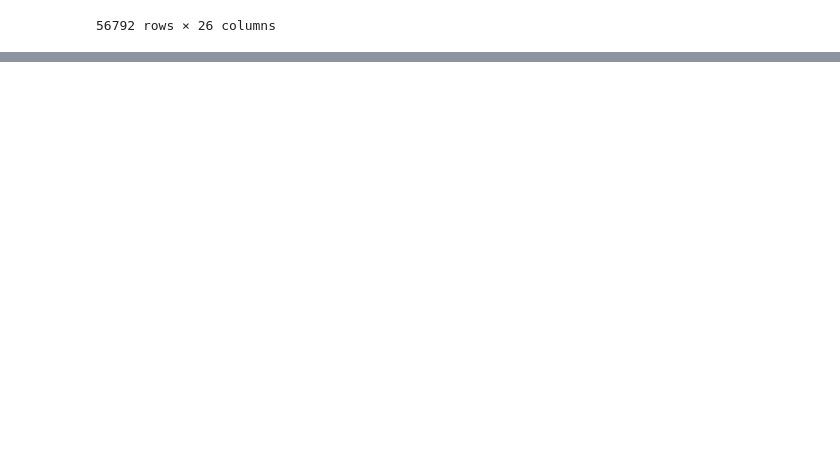
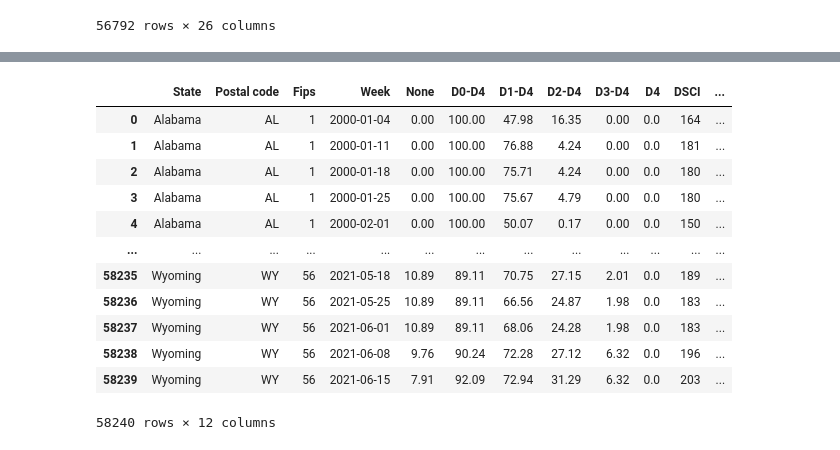
Before and after one commit to AmitMizrahi123/PredictDroughts, a Jupyter notebook: EDA/heatmap_animation.ipynb, the cells around one changed output, grey strips where cells are left out. Saved outputs shown, nothing was run; the diff lists cells and outputs as text; code cells hidden in the pictures; blank space fills up the shorter version.

```diff
--- a/EDA/heatmap_animation.ipynb
+++ b/EDA/heatmap_animation.ipynb
@@ -31 +46,18 @@ df_state
+# %%
+df_drought = pd.read_csv(base_url + 'files/drought.csv', index_col=0)
+df_drought
+# %% [output]
+|  | State | Postal code | Fips | Week | None | D0-D4 | D1-D4 | D2-D4 | D3-D4 | D4 | DSCI | ... |
+| 0 | Alabama | AL | 1 | 2000-01-04 | 0.00 | 100.00 | 47.98 | 16.35 | 0.00 | 0.0 | 164 | ... |
+| 1 | Alabama | AL | 1 | 2000-01-11 | 0.00 | 100.00 | 76.88 | 4.24 | 0.00 | 0.0 | 181 | ... |
+| 2 | Alabama | AL | 1 | 2000-01-18 | 0.00 | 100.00 | 75.71 | 4.24 | 0.00 | 0.0 | 180 | ... |
+| 3 | Alabama | AL | 1 | 2000-01-25 | 0.00 | 100.00 | 75.67 | 4.79 | 0.00 | 0.0 | 180 | ... |
+| 4 | Alabama | AL | 1 | 2000-02-01 | 0.00 | 100.00 | 50.07 | 0.17 | 0.00 | 0.0 | 150 | ... |
+| ... | ... | ... | ... | ... | ... | ... | ... | ... | ... | ... | ... | ... |
+| 58235 | Wyoming | WY | 56 | 2021-05-18 | 10.89 | 89.11 | 70.75 | 27.15 | 2.01 | 0.0 | 189 | ... |
+| 58236 | Wyoming | WY | 56 | 2021-05-25 | 10.89 | 89.11 | 66.56 | 24.87 | 1.98 | 0.0 | 183 | ... |
+| 58237 | Wyoming | WY | 56 | 2021-06-01 | 10.89 | 89.11 | 68.06 | 24.28 | 1.98 | 0.0 | 183 | ... |
+| 58238 | Wyoming | WY | 56 | 2021-06-08 | 9.76 | 90.24 | 72.28 | 27.12 | 6.32 | 0.0 | 196 | ... |
+| 58239 | Wyoming | WY | 56 | 2021-06-15 | 7.91 | 92.09 | 72.94 | 31.29 | 6.32 | 0.0 | 203 | ... |
+58240 rows × 12 columns
 # %%
```
Also changed, not shown: parts of 4 cells of this notebook, 2 other files.
